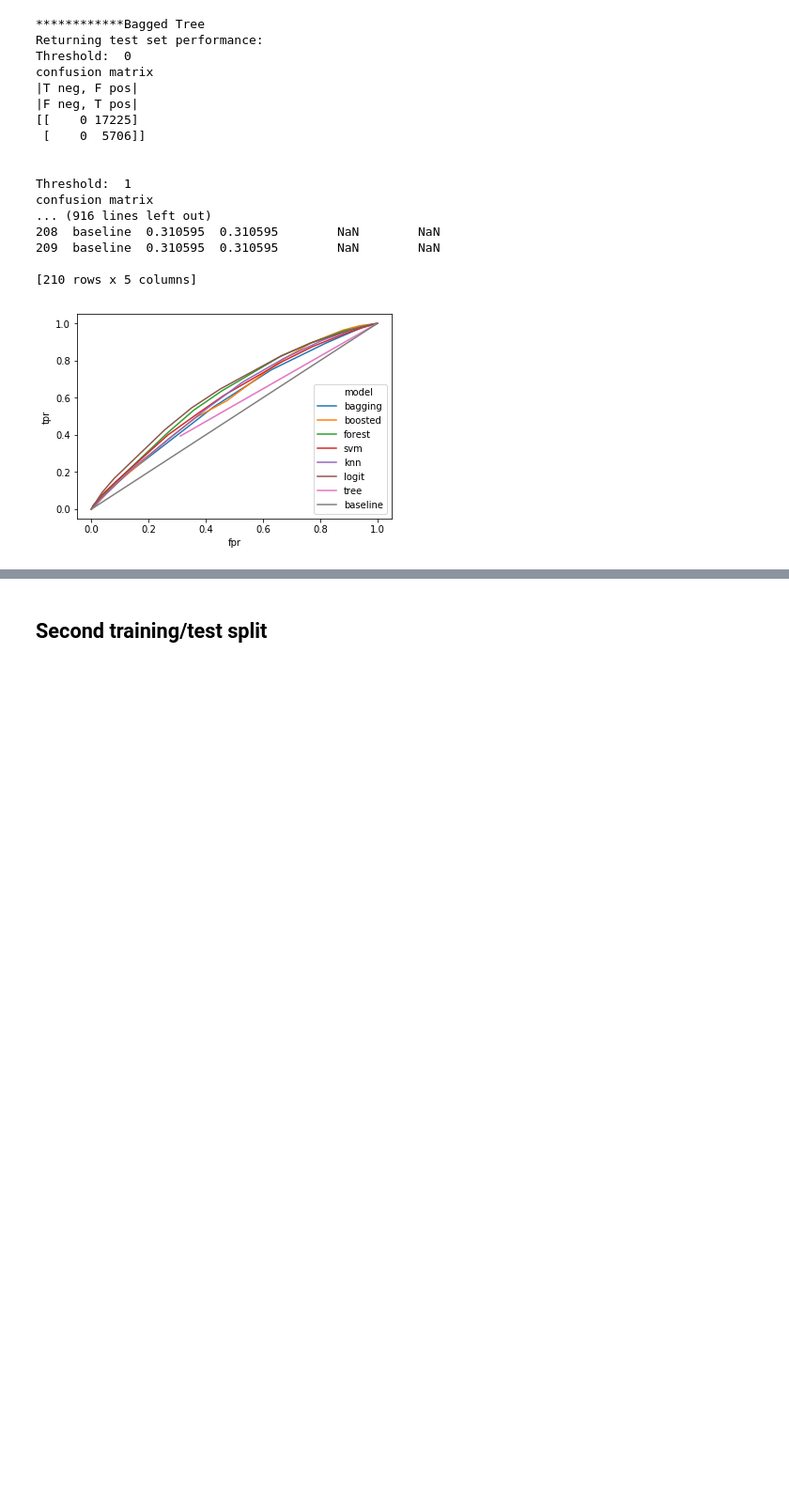
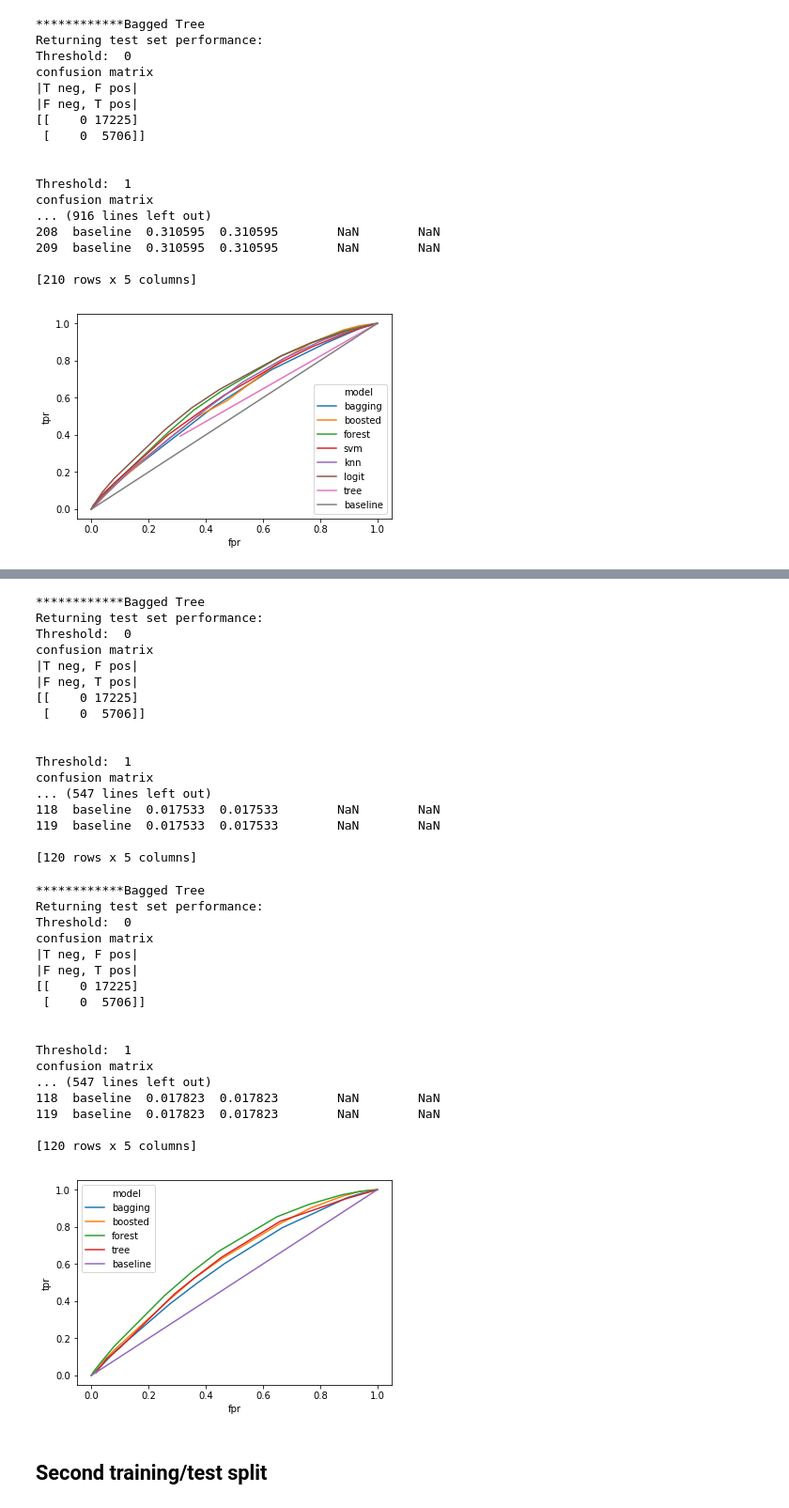
Before and after one commit to pete-rodrigue/ML_spring_2019, a Jupyter notebook: exercise five/run_pipeline_for_donors_choose_data.ipynb, the cells around one changed output, grey strips where cells are left out. Shown at 94% size. Drawn from its saved outputs; the diff is of its cells as text; code cells hidden in the pictures; blank space fills up the shorter version.

Commit message:
Updated to have dictionaries of parameters
Note this is commit is post deadline. For the last predeadline commit, see commit  3fa1b9f on May 30th

```diff
--- a/exercise five/run_pipeline_for_donors_choose_data.ipynb
+++ b/exercise five/run_pipeline_for_donors_choose_data.ipynb
@@ -193,3 +193,37 @@ confusion matrix
 
 [210 rows x 5 columns]
 [figure]
+# %%
+stock_dict = {'x_data':x, 'x_data_scaled':x_scaled, 'y_data':y,
+               'x_test':x_t, 'x_test_scaled':x_t_scaled,
+               'y_test':y_t, 'use_test_data':True,
+               'run_svm':False,
+               'run_tree':True,
+               'run_boosted':True,
+               'run_bagging':True,
+               'run_logit':False,
+               'run_a_forest':True,
+               'run_knn':False,
+               'outcome_labels': None,
+               'mythresholds':[0, 1, 2, 5, 10, 20, 30, 50, 60, 70, 90, 95, 98, 99, 100],
+               'my_max_depth':10,
+               'my_n_estimators':400,
+               'num_n':16,
+               'mykernel':'linear',
+               'my_max_bagging_samples':400,
+               'my_svc_tol':.0000001,
+               'my_svc_random_state':0,
+               'my_svc_C':0.01,
+               'split_name':"params_testing_n_est_400_bag_400"
+my_list_of_dicts_of_params = [stock_dict, stock_dict.update({'my_n_estimators':400,
+                                                             'my_max_bagging_samples':1000,
+                                                             'split_name':"params_testing_n_est_400_bag_1000"}),
+                              stock_dict.update({'my_n_estimators':1000,
+                                                 'my_max_bagging_samples':400,
+                                                 'split_name':"params_testing_n_est_1000_bag_400"}),
+                              stock_dict.update({'my_n_estimators':1000,
+                                                 'my_max_bagging_samples':1000,
+                                                 'split_name':"params_testing_n_est_1000_bag_1000"})]
+# %%
+pl.compare_models_varying_params(my_list_of_dicts_of_params)
+# %% [output]
@@ -196,3 +264,38 @@ confusion matrix
+************Bagged Tree
+Returning test set performance:
+Threshold:  0
+confusion matrix
+|T neg, F pos|
+|F neg, T pos|
+[[    0 17225]
+ [    0  5706]]
+
+
+Threshold:  1
+confusion matrix
+... (547 lines left out)
+118  baseline  0.017533  0.017533        NaN        NaN
+119  baseline  0.017533  0.017533        NaN        NaN
+
+[120 rows x 5 columns]
+************Bagged Tree
+Returning test set performance:
+Threshold:  0
+confusion matrix
+|T neg, F pos|
+|F neg, T pos|
+[[    0 17225]
+ [    0  5706]]
+
+
+Threshold:  1
+confusion matrix
+... (547 lines left out)
+118  baseline  0.017823  0.017823        NaN        NaN
+119  baseline  0.017823  0.017823        NaN        NaN
+
+[120 rows x 5 columns]
+[figure, added]
 # %% [markdown]
 ## Second training/test split
 # %%
```
Also changed, not shown: parts of 1 cell of this notebook, 9 other files.
